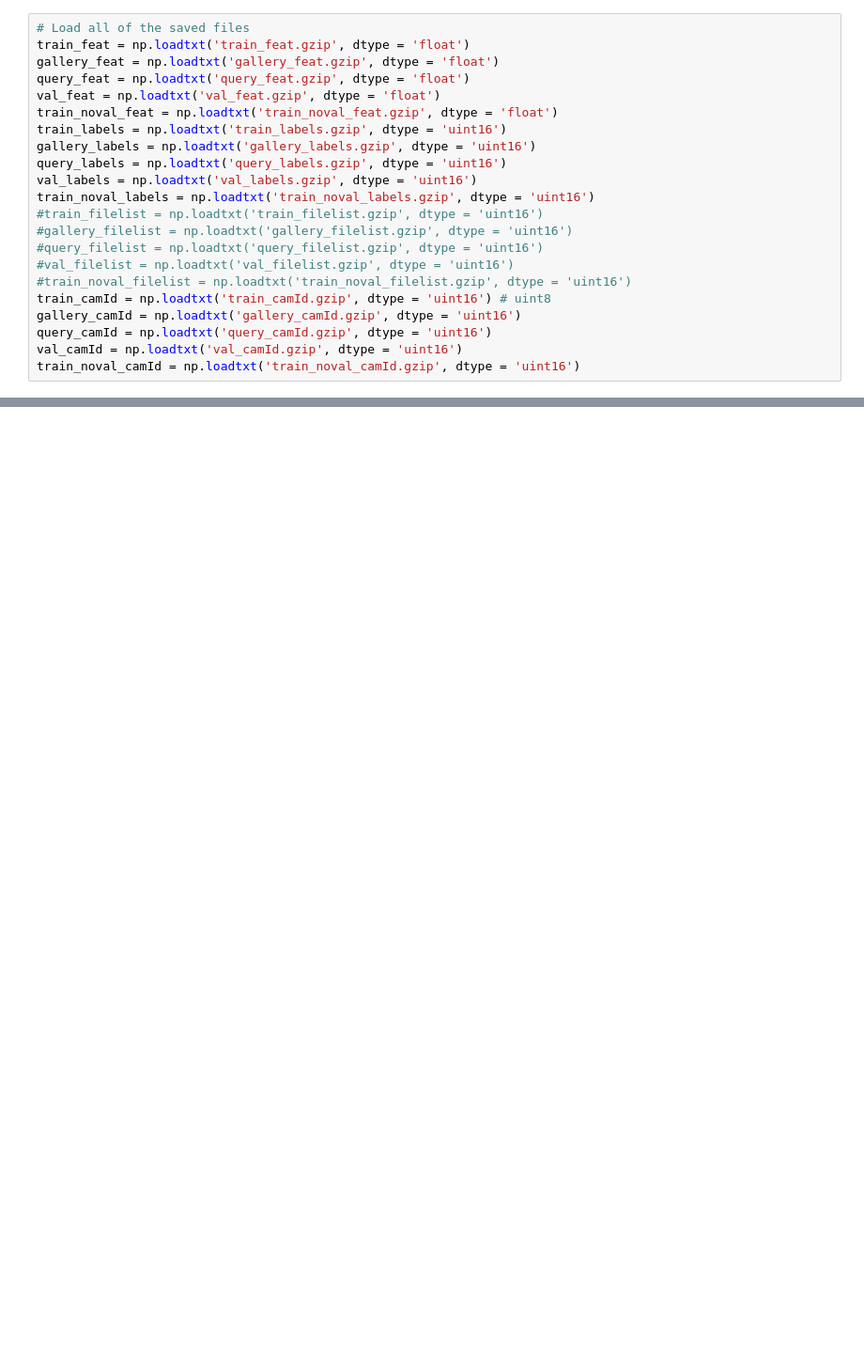
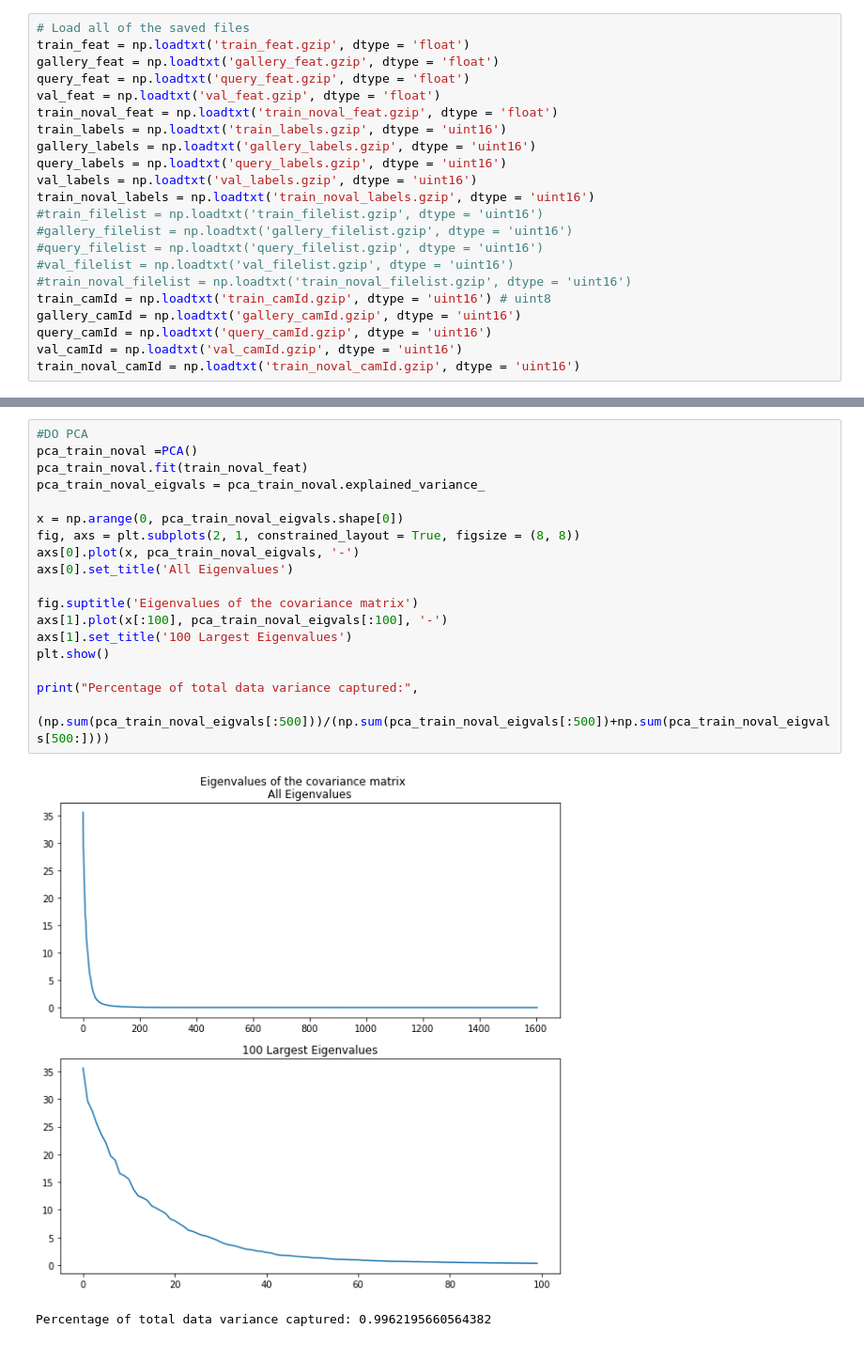
Before and after one commit to Karcsi127/pattrec2, a Jupyter notebook: Mahalanobis Metric for Clustering.ipynb, the cells around one changed output, grey strips where cells are left out. Shown: that part at 94% size. Saved outputs shown, nothing was run; the diff lists cells and outputs as text; blank space fills up the shorter version.

```diff
--- a/Mahalanobis Metric for Clustering.ipynb
+++ b/Mahalanobis Metric for Clustering.ipynb
@@ -29 +66,22 @@ train_noval_camId = np.loadtxt('train_noval_camId.gzip', dtype = 'uint16')
+# %%
+#DO PCA
+pca_train_noval =PCA()
+pca_train_noval.fit(train_noval_feat)
+pca_train_noval_eigvals = pca_train_noval.explained_variance_
+
+x = np.arange(0, pca_train_noval_eigvals.shape[0])
+fig, axs = plt.subplots(2, 1, constrained_layout = True, figsize = (8, 8))
+axs[0].plot(x, pca_train_noval_eigvals, '-')
+axs[0].set_title('All Eigenvalues')
+
+fig.suptitle('Eigenvalues of the covariance matrix')
+axs[1].plot(x[:100], pca_train_noval_eigvals[:100], '-')
+axs[1].set_title('100 Largest Eigenvalues')
+plt.show()
+
+print("Percentage of total data variance captured:",
+      (np.sum(pca_train_noval_eigvals[:500]))/(np.sum(pca_train_noval_eigvals[:500])+np.sum(pca_train_noval_eigvals[500:])))
+# %% [output]
+[figure, added]
+Percentage of total data variance captured: 0.9962195660564382
 # %%
```
Also changed, not shown: parts of 10 cells of this notebook, 1 other file.
